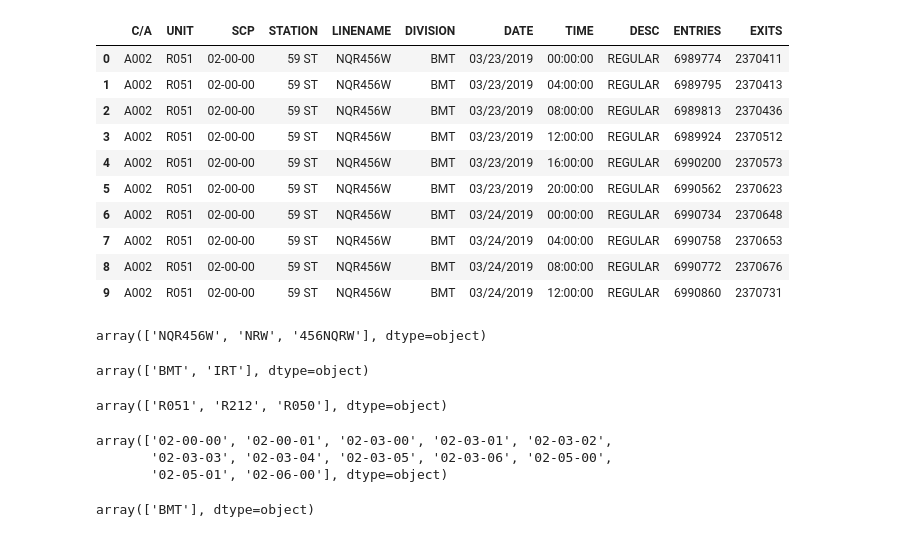
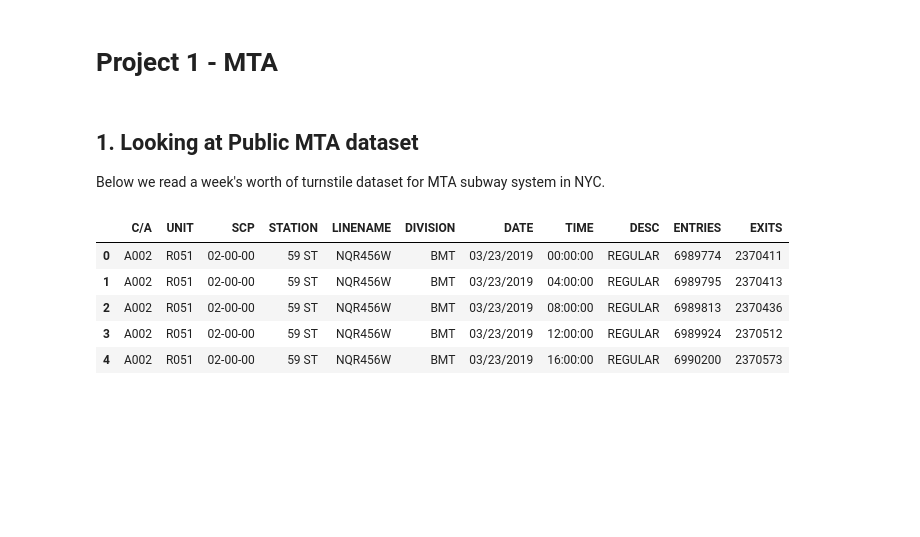
Before and after one commit to youngjeong46/MTA, a Jupyter notebook: Project 1 MTA.ipynb, the cells around one changed output. Drawn from its saved outputs; the diff is of its cells as text; code cells hidden in the pictures; blank space fills up the shorter version.

```diff
--- a/Project 1 MTA.ipynb
+++ b/Project 1 MTA.ipynb
@@ -1,2 +1,4 @@
+# %% [markdown]
+# Project 1 - MTA
 # %%
 import pandas as pd
@@ -5,38 +10,15 @@ import seaborn as sns
+# %% [markdown]
+## 1. Looking at Public MTA dataset
+
+Below we read a week's worth of turnstile dataset for MTA subway system in NYC.
 # %%
 data = pd.read_csv("http://web.mta.info/developers/data/nyct/turnstile/turnstile_190330.txt")
 # %%
-data.head(10)
+data.head(5)
 # %% [output]
 |  | C/A | UNIT | SCP | STATION | LINENAME | DIVISION | DATE | TIME | DESC | ENTRIES | EXITS |
 | 0 | A002 | R051 | 02-00-00 | 59 ST | NQR456W | BMT | 03/23/2019 | 00:00:00 | REGULAR | 6989774 | 2370411 |
 | 1 | A002 | R051 | 02-00-00 | 59 ST | NQR456W | BMT | 03/23/2019 | 04:00:00 | REGULAR | 6989795 | 2370413 |
 | 2 | A002 | R051 | 02-00-00 | 59 ST | NQR456W | BMT | 03/23/2019 | 08:00:00 | REGULAR | 6989813 | 2370436 |
 | 3 | A002 | R051 | 02-00-00 | 59 ST | NQR456W | BMT | 03/23/2019 | 12:00:00 | REGULAR | 6989924 | 2370512 |
 | 4 | A002 | R051 | 02-00-00 | 59 ST | NQR456W | BMT | 03/23/2019 | 16:00:00 | REGULAR | 6990200 | 2370573 |
-| 5 | A002 | R051 | 02-00-00 | 59 ST | NQR456W | BMT | 03/23/2019 | 20:00:00 | REGULAR | 6990562 | 2370623 |
-| 6 | A002 | R051 | 02-00-00 | 59 ST | NQR456W | BMT | 03/24/2019 | 00:00:00 | REGULAR | 6990734 | 2370648 |
-| 7 | A002 | R051 | 02-00-00 | 59 ST | NQR456W | BMT | 03/24/2019 | 04:00:00 | REGULAR | 6990758 | 2370653 |
-| 8 | A002 | R051 | 02-00-00 | 59 ST | NQR456W | BMT | 03/24/2019 | 08:00:00 | REGULAR | 6990772 | 2370676 |
-| 9 | A002 | R051 | 02-00-00 | 59 ST | NQR456W | BMT | 03/24/2019 | 12:00:00 | REGULAR | 6990860 | 2370731 |
-# %%
-data[data.STATION=='59 ST'].LINENAME.unique()
-# %% [output]
-array(['NQR456W', 'NRW', '456NQRW'], dtype=object)
-# %%
-data[data.STATION=='59 ST'].DIVISION.unique()
-# %% [output]
-array(['BMT', 'IRT'], dtype=object)
-# %%
-data[data.STATION=='59 ST'].UNIT.unique()
-# %% [output]
-array(['R051', 'R212', 'R050'], dtype=object)
-# %%
-data[(data['C/A']=='A002') & (data['UNIT']=='R051')].SCP.unique()
-# %% [output]
-array(['02-00-00', '02-00-01', '02-03-00', '02-03-01', '02-03-02',
-       '02-03-03', '02-03-04', '02-03-05', '02-03-06', '02-05-00',
-       '02-05-01', '02-06-00'], dtype=object)
-# %%
-data[(data['C/A']=='A002') & (data['UNIT']=='R051')].DIVISION.unique()
-# %% [output]
-array(['BMT'], dtype=object)
```
Also changed, not shown: parts of 21 cells of this notebook.
